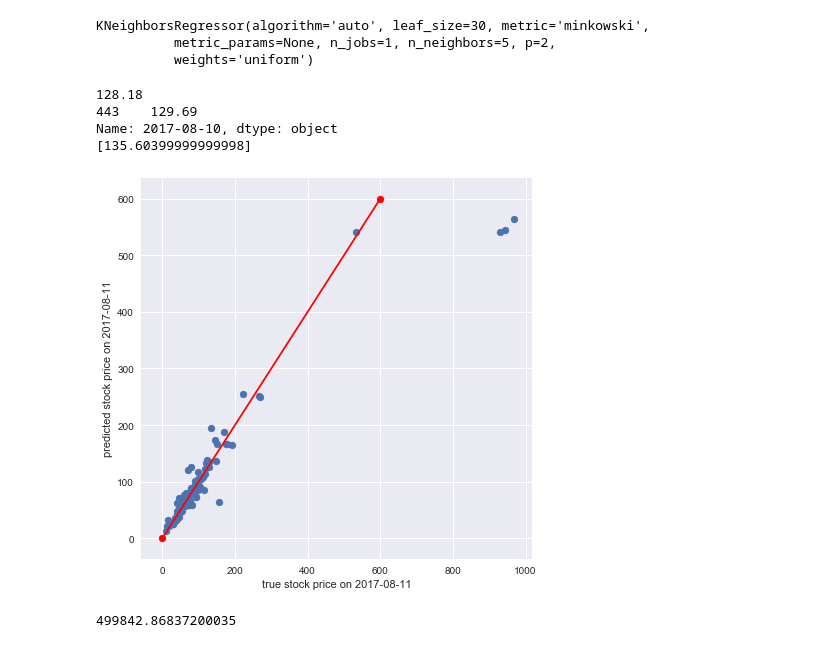
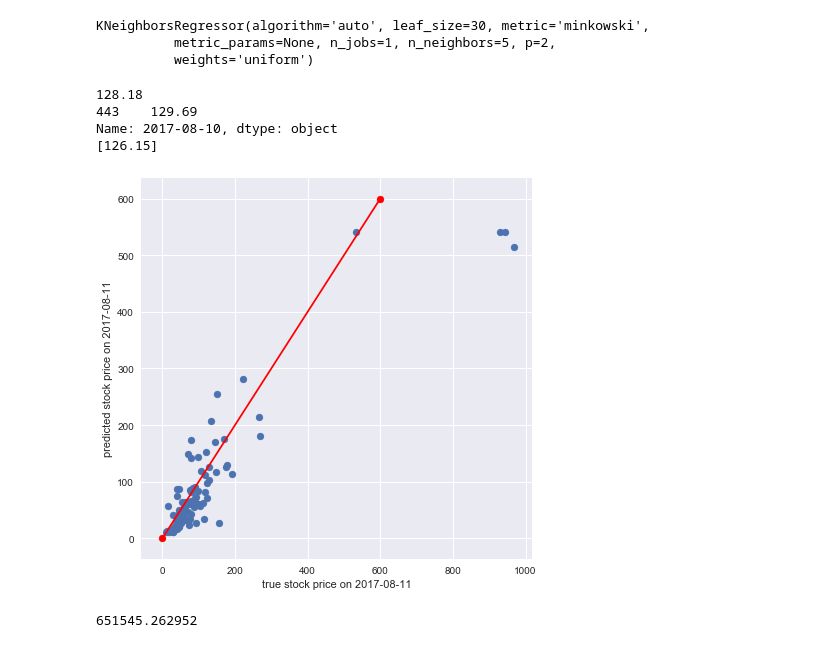
Before and after one commit to yueying-teng/RF, a Jupyter notebook: data.ipynb, the cells around one changed output. Cells and saved outputs as stored; diff of their text form; code cells hidden in the pictures.

```diff
--- a/data.ipynb
+++ b/data.ipynb
@@ -312,9 +312,10 @@ from sklearn.decomposition import PCA
 x_train, x_test, y_train, y_test = train_test_split(x, y, test_size = 0.2, random_state = 0)
 
 # scaling
-x_norm = np.mean(x_train, axis = 0)
-x_train_norm = x_train - x_norm
-x_test_norm = x_test - x_norm
+x_mean = np.mean(x, axis = 0)
+x_scaled = x - x_mean
+x_train_scaled = x_train - x_mean
+x_test_scaled = x_test - x_mean
 # %%
 # PCA summary function - where the input variable pca is a PCA object
 
@@ -373,4 +381,8 @@ screeplot(pca, x_train_norm)
 # %%
 # according to the PCA summarization table, the first 3 PC accounts for around 99% variability in the data
+# fit_transform apply PCA to column mean SUBTRACTED x_train, x_test
 
-pca = PCA(n_components = 3).fit(x_train_norm)
+pcax_train = PCA(n_components = 3).fit_transform(x_train_scaled)
+pcax_test = PCA(n_components = 3).fit_transform(x_test_scaled)
+pcay_train = y_train
+pcay_test = y_test
@@ -386,9 +389,3 @@ array([[ 0.01492603,  0.01499108,  0.01514054, ...,  0.04123479,
-# %%
-# transform apply PCA to x
-
-pca_x = pca.transform(x)
-
-pcax_train, pcax_test, pcay_train, pcay_test = train_test_split (pca_x, y, test_size = 0.2, random_state = 0)
 # %%
 # deciding hyperparameters for KNN regressor
 
@@ -433,22 +430,22 @@ print (pca_knn.predict(pcax_test[comp]))
 128.18
 443    129.69
 Name: 2017-08-10, dtype: object
-[135.60399999999998]
+[126.15]
 # %%
-# plot y_test
+# plot y_test from pca and knn(k = 5)
 
 fig = plt.figure(figsize = (7, 7))
 
-plt.scatter(y_test, pca_knn.predict(pcax_test))
+plt.scatter(pcay_test, pca_knn.predict(pcax_test))
 plt.scatter([0, 600], [0, 600], color = 'r')
 plt.plot([0, 600], [0, 600], color = 'r')
 
 plt.xlabel('true stock price on 2017-08-11')
 plt.ylabel('predicted stock price on 2017-08-11')
 
 plt.show()
 # %% [output]
-[figure, old version]
+[figure, new version]
 # %%
 # final model should be fitted on the entire dataset?
 # however, KNN does not really require that kind of training
@@ -457,4 +454,4 @@ plt.show()
 
 sum((pca_knn.predict(pcax_test) - pcay_test) ** 2)
 # %% [output]
-499842.86837200035
+651545.262952
```
Also changed, not shown: parts of 6 cells of this notebook.
